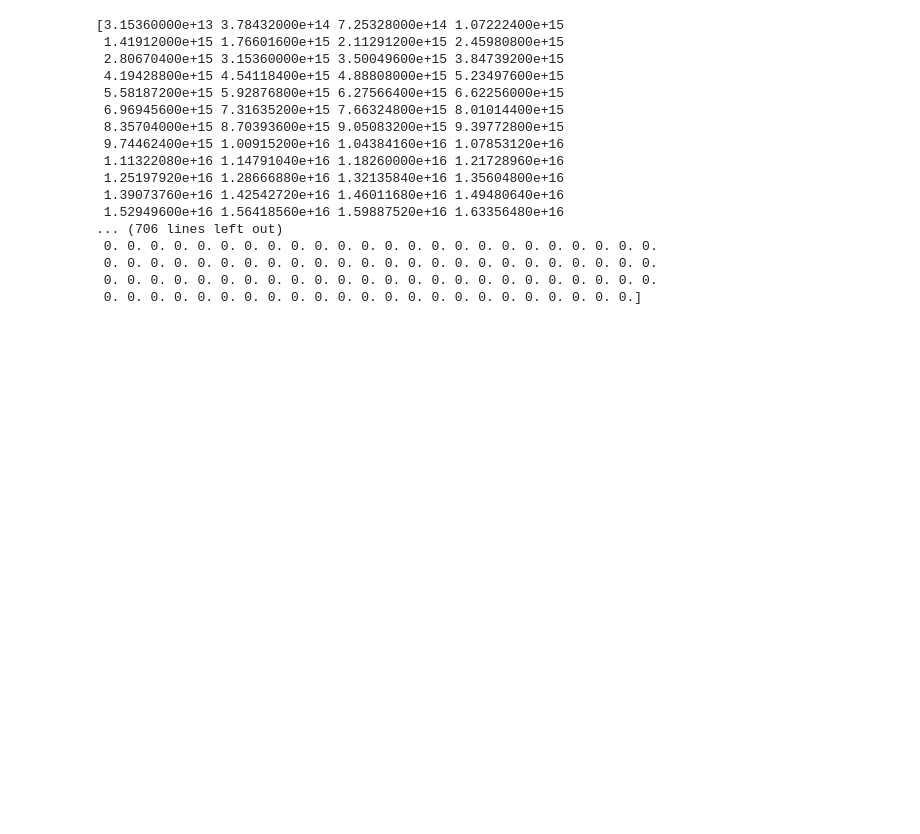
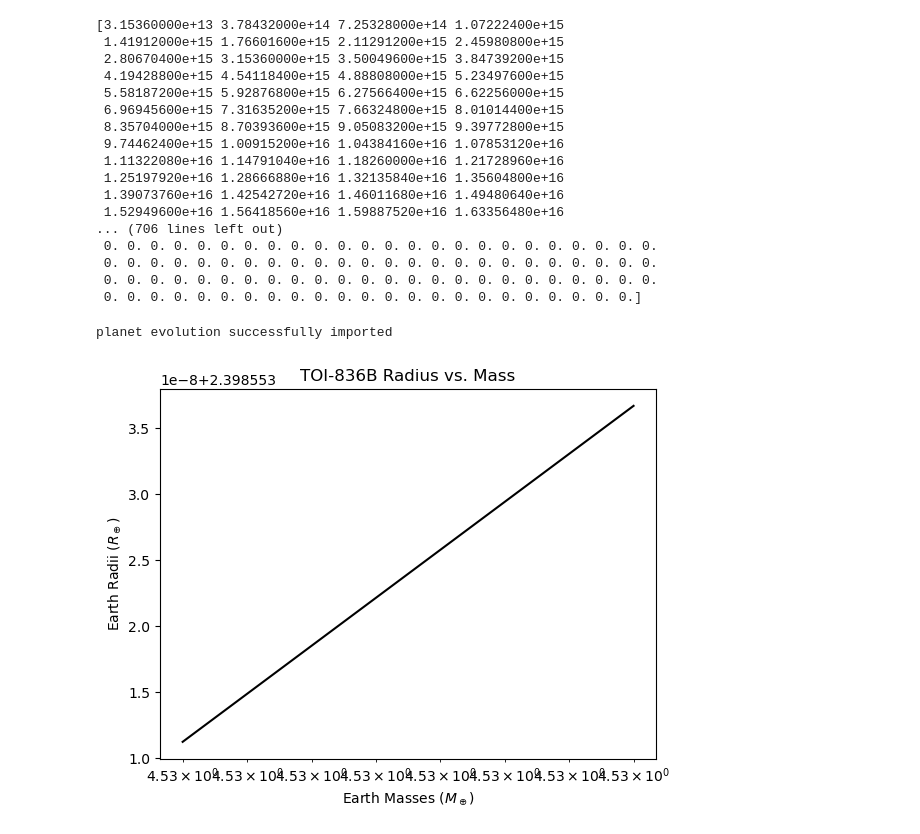
Before and after one commit to an0wen/astro9-w25-steamworldsloss, a Jupyter notebook: planet_evolution_AC.ipynb, the cells around one changed output. Saved outputs shown, nothing was run; the diff lists cells and outputs as text; code cells hidden in the pictures; blank space fills up the shorter version.

```diff
--- a/planet_evolution_AC.ipynb
+++ b/planet_evolution_AC.ipynb
@@ -187,3 +170,19 @@ print(error_array)
  0. 0. 0. 0. 0. 0. 0. 0. 0. 0. 0. 0. 0. 0. 0. 0. 0. 0. 0. 0. 0. 0. 0. 0.
  0. 0. 0. 0. 0. 0. 0. 0. 0. 0. 0. 0. 0. 0. 0. 0. 0. 0. 0. 0. 0. 0. 0. 0.
  0. 0. 0. 0. 0. 0. 0. 0. 0. 0. 0. 0. 0. 0. 0. 0. 0. 0. 0. 0. 0. 0. 0.]
+# %%
+#IMPORTING EVOLUTION DATA
+age,list_planetevo_m, list_planetevo_r, water_mass_fraction, error = np.loadtxt("./data/planet_evo_data.dat", unpack=True, usecols=(0,1,2,3,4))
+
+print("planet evolution successfully imported")
+# %% [output]
+planet evolution successfully imported
+# %%
+plt.plot((list_planetevo_m/M_ea), (list_planetevo_r/R_ea), color="black", linestyle="-", label="Simulated Planet")
+plt.xscale("log")
+plt.title("TOI-836B Radius vs. Mass")
+plt.xlabel("Earth Masses ($M_\\oplus$)")
+plt.ylabel("Earth Radii ($R_\\oplus$)")
+plt.show()
+# %% [output]
+[figure, added]
```
Also changed, not shown: parts of 3 cells of this notebook.
